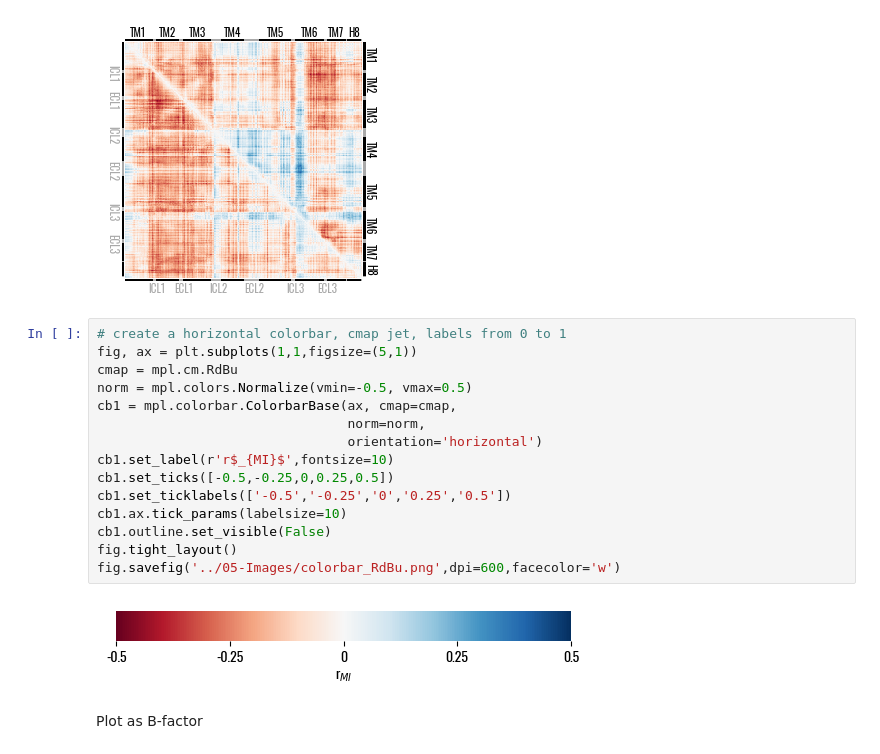
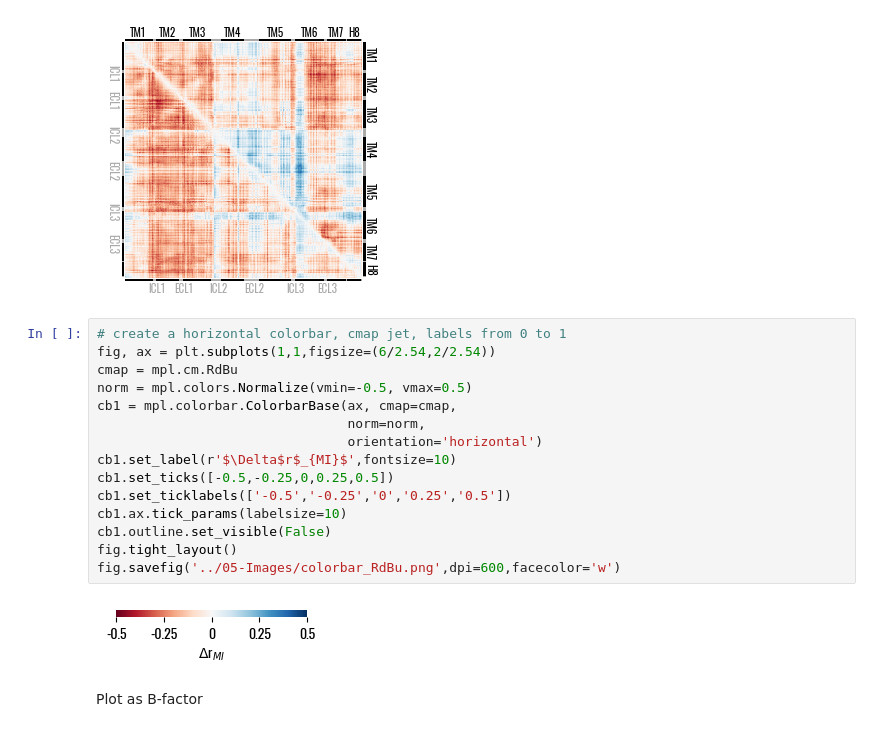
Before and after one commit to lorenzopallante/TAS2R46, a Jupyter notebook: DYNET_analysis.ipynb, the cells around one changed output. Cells and saved outputs as stored; diff of their text form.

```diff
--- a/DYNET_analysis.ipynb
+++ b/DYNET_analysis.ipynb
@@ -1604,21 +1604,21 @@ fig.savefig(outfile,dpi=600,facecolor='w',bbox_inches='tight')
 [figure]
 # %%
 # create a horizontal colorbar, cmap jet, labels from 0 to 1
-fig, ax = plt.subplots(1,1,figsize=(5,1))
+fig, ax = plt.subplots(1,1,figsize=(6/2.54,2/2.54))
 cmap = mpl.cm.RdBu
 norm = mpl.colors.Normalize(vmin=-0.5, vmax=0.5)
 cb1 = mpl.colorbar.ColorbarBase(ax, cmap=cmap,
                                 norm=norm,
                                 orientation='horizontal')
-cb1.set_label(r'r$_{MI}$',fontsize=10)
+cb1.set_label(r'$\Delta$r$_{MI}$',fontsize=10)
 cb1.set_ticks([-0.5,-0.25,0,0.25,0.5])
 cb1.set_ticklabels(['-0.5','-0.25','0','0.25','0.5'])
 cb1.ax.tick_params(labelsize=10)
 cb1.outline.set_visible(False)
 fig.tight_layout()
 fig.savefig('../05-Images/colorbar_RdBu.png',dpi=600,facecolor='w')
 # %% [output]
-[figure, old version]
+[figure, new version]
 # %% [markdown]
 Plot as B-factor
 # %%
```
